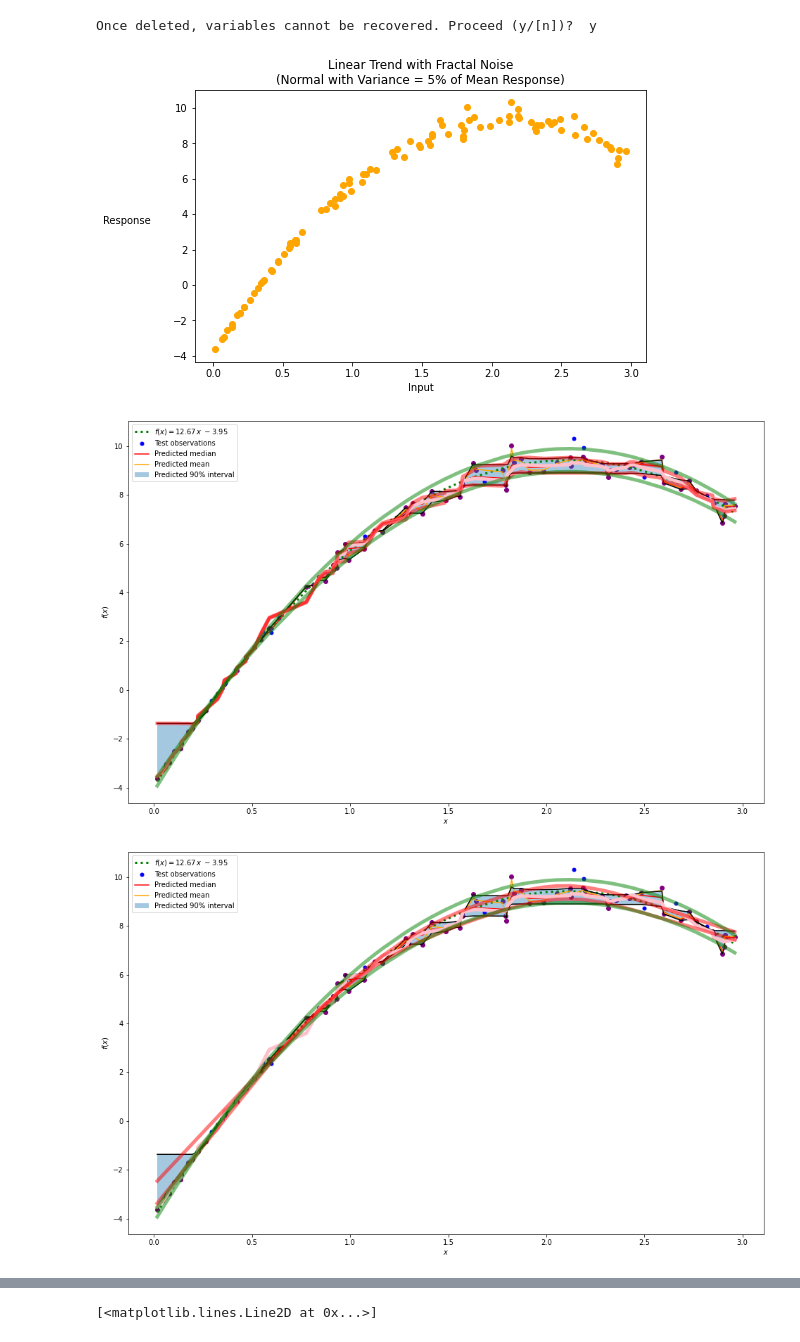
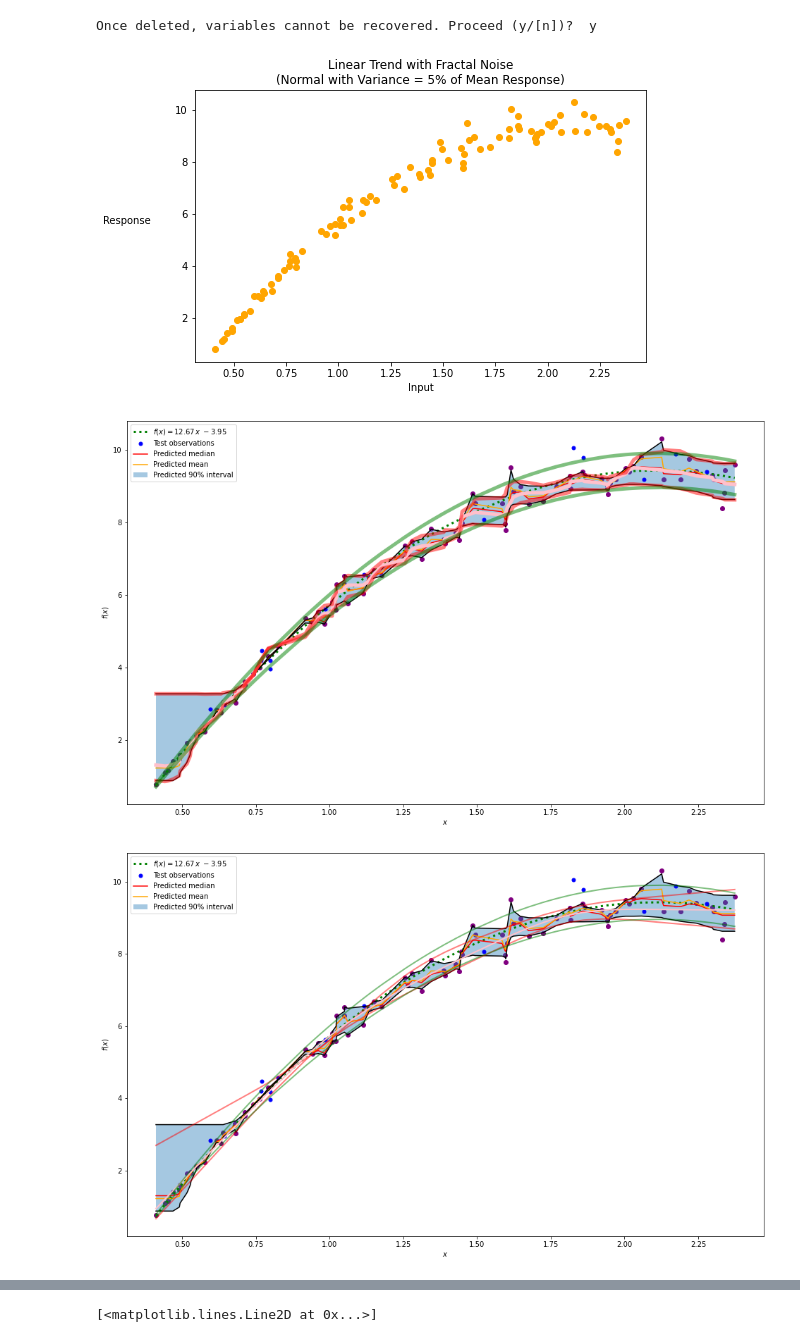
Before and after one commit to DunirkDynamo/Quantile-Regression, a Jupyter notebook: Model Free QR.ipynb, the cells around one changed output, grey strips where cells are left out. Cells and saved outputs as stored; diff of their text form; code cells hidden in the pictures.

```diff
--- a/Model Free QR.ipynb
+++ b/Model Free QR.ipynb
@@ -18,8 +18,8 @@ def f(x):
     return -3*x**2 + 12.67*x - 3.95
 
 
-xLimMin = 0
-xLimMax = 3
+xLimMin = 0.4
+xLimMax = 2.4
 npts    = 100
 
 seed       = 42
@@ -41,7 +41,7 @@ plt.xlabel('Input')
 plt.ylabel('Response', rotation = 'horizontal')
 ax.yaxis.set_label_coords(-0.15,0.5)
 # %% [output]
-[figure, old version]
+[figure, new version]
 # %%
 X_train, X_test, y_train, y_test = train_test_split(X, y, random_state=7, test_size = 0.15)
 # %%
@@ -49,15 +49,17 @@ X_train, X_test, y_train, y_test = train_test_split(X, y, random_state=7, test_s
 all_models = {}
 common_params = dict(
     learning_rate=0.01,
-    n_estimators=1200,
-    subsample = 0.8
+    n_estimators=800,
+    subsample = 0.5,
+    max_depth = 8,
+    min_samples_split = 5,
+    min_samples_leaf = 4
 )
 
 for alpha in [0.16, 0.5, 0.84]:
     gbr = GradientBoostingRegressor(loss="quantile", alpha=alpha, **common_params)
     all_models["q %.2f" % alpha] = gbr.fit(X_train, y_train)
 
-
 # Create an MSE model for the sake of comparison to tradition:
 gbr_ls = GradientBoostingRegressor(loss="squared_error", **common_params)
 all_models["mse"] = gbr_ls.fit(X_train, y_train)
@@ -105,7 +107,7 @@ plt.plot(xx, ylowtrue, c='green',alpha=0.5, lw = 5)
 
 plt.show()
 # %% [output]
-[figure, old version]
+[figure, new version]
 # %%
 import numpy as np
 import pandas as pd
@@ -253,6 +255,7 @@ x=np.array(xx)
 # The number of knots can be used to control the amount of smoothness
 model_6_upp = get_natural_cubic_spline_model(xx, y_upper, minval=min(xx), maxval=max(xx), n_knots=m)
 model_6_low = get_natural_cubic_spline_model(xx, y_lower, minval=min(xx), maxval=max(xx), n_knots=m)
+model_6_med = get_natural_cubic_spline_model(xx, y_med, minval=min(xx), maxval=max(xx), n_knots = 6)
 # %%
 import matplotlib.pyplot as plt
 xx = np.atleast_2d(np.sort(X_train.ravel())).T
@@ -261,39 +264,40 @@ y_pred = all_models["mse"].predict(xx)
 y_lower = all_models["q 0.16"].predict(xx)
 y_upper = all_models["q 0.84"].predict(xx)
 y_med = all_models["q 0.50"].predict(xx)
 
 fig = plt.figure(figsize=(16.18, 10))
 plt.plot(xx, f(xx), "g:", linewidth=3, label=r"$f(x) = 12.67\,x\,\, -3.95$")
 plt.plot(X_test, y_test, "b.", markersize=10, label="Test observations")
 plt.plot(xx, y_med, "r-", label="Predicted median")
 plt.plot(xx, y_pred,c='orange', label="Predicted mean")
 plt.plot(xx, y_upper, "k-")
 plt.plot(xx, y_lower, "k-")
 plt.scatter(X_train, y_train, c = 'purple')
 plt.fill_between(
     xx.ravel(), y_lower, y_upper, alpha=0.4, label="Predicted 90% interval"
 )
 plt.xlabel("$x$")
 plt.ylabel("$f(x)$")
 #plt.ylim(-10, 25)
 plt.legend(loc="upper left")
 
 yupptrue = f(xx) + 0.05*f(xx)
 ylowtrue = f(xx) - 0.05*f(xx)
 plt.plot
 from scipy.signal import savgol_filter
 ySmooth = savgol_filter(y_med, 9, 2)
 ySmoothUpp = savgol_filter(y_upper, 9, 2)
 ySmoothLow = savgol_filter(y_lower, 9, 2)
-plt.plot(xx, ySmooth, c='pink',alpha=1, lw = 5)
-plt.plot(xx, model_6_upp.predict(xx), c='red',alpha=0.5, lw = 5)
-plt.plot(xx, model_6_low.predict(xx), c='red',alpha=0.5, lw = 5)
-plt.plot(xx, yupptrue, c='green',alpha=0.5, lw = 5)
-plt.plot(xx, ylowtrue, c='green',alpha=0.5, lw = 5)
+#plt.plot(xx, ySmooth, c='pink',alpha=1, lw = 5)
+plt.plot(xx, model_6_upp.predict(xx), c='red',alpha=0.5, lw = 2)
+plt.plot(xx, model_6_low.predict(xx), c='red',alpha=0.5, lw = 2)
+plt.plot(xx, model_6_med.predict(xx), c='pink',alpha=1, lw = 2)
+plt.plot(xx, yupptrue, c='green',alpha=0.5, lw = 2)
+plt.plot(xx, ylowtrue, c='green',alpha=0.5, lw = 2)
 
 plt.show()
 # %% [output]
-[figure, old version]
+[figure, new version]
 # %%
 import pandas as pd
 
```
Also changed, not shown: parts of 3 cells of this notebook.
